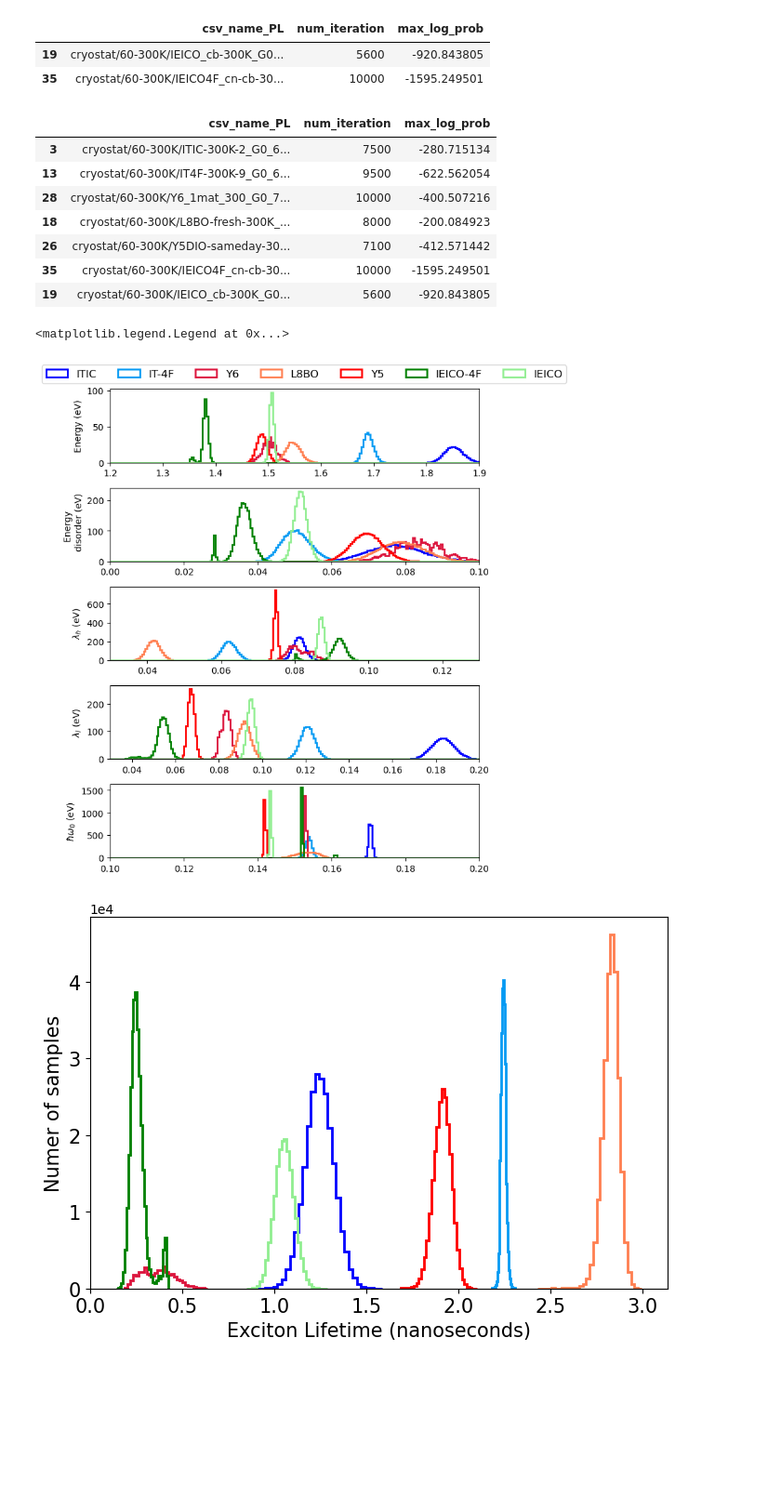
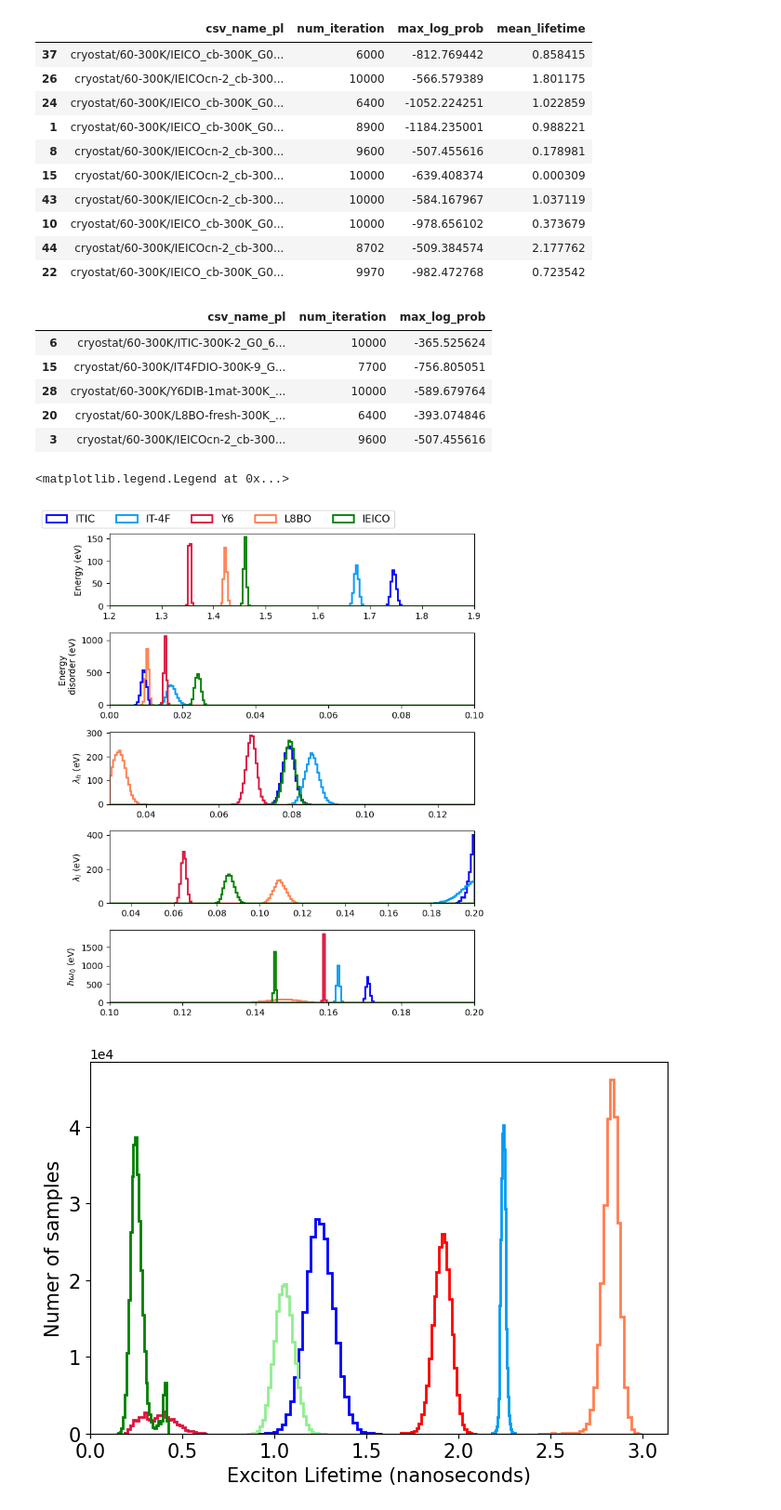
Before and after one commit to mohammedazzouzi15/pl_temp_fit, a Jupyter notebook: notebook/plot_from_hanbo_database.ipynb, the cells around one changed output. Shown at 93% size. Cells and saved outputs as stored; diff of their text form; code cells hidden in the pictures; blank space fills up the shorter version.

```diff
--- a/notebook/plot_from_hanbo_database.ipynb
+++ b/notebook/plot_from_hanbo_database.ipynb
@@ -17,7 +17,7 @@ os.chdir("C:\\Users\\ma11115\\OneDrive - Imperial College London\\fit_pl_databas
 # %%
 
 
-databse_path = Path("fit_experimental_emcee_PL","fit_data_base","n=2")
+databse_path = Path("fit_experimental_emcee_PL","fit_data_base","n=4")
 json_files = list(databse_path.glob("*.json"))
 list_model_config = []
 for _id, json_file in enumerate(json_files):
@@ -50,6 +50,8 @@ for _id, json_file in enumerate(json_files):
         model_config_save["num_iteration"] = reader.iteration
         log_prob = reader.get_log_prob(flat=True)
         model_config_save["max_log_prob"] = np.max(log_prob)
+        blobs = reader.get_blobs(flat=True,discard=1000)
+        model_config_save["mean_lifetime"] = 1/(blobs["Ex_knr"].mean()+blobs["Ex_kr"].mean())*1e9
 
         list_model_config.append(model_config_save)
 if len(list_model_config) == 0:
@@ -57,5 +59,5 @@ if len(list_model_config) == 0:
 else:
     df_all = pd.DataFrame(list_model_config)
     df_all.sort_values(by="date", ascending=False, inplace=True)
-df_all[["csv_name_PL", "num_iteration", "max_log_prob"]]
+df_all[["csv_name_pl", "num_iteration", "max_log_prob","mean_lifetime"]]
 # %% [output]
@@ -79,24 +81,30 @@ df_all[["csv_name_PL", "num_iteration", "max_log_prob"]]
 # %%
 search_for = "IEICO"
-df_all[df_all["csv_name_PL"].str.contains(search_for)][["csv_name_PL", "num_iteration", "max_log_prob"]]
+df_all[df_all["csv_name_pl"].str.contains(search_for)][["csv_name_pl", "num_iteration", "max_log_prob","mean_lifetime"]]
 # %% [output]
-|  | csv_name_PL | num_iteration | max_log_prob |
-| 19 | cryostat/60-300K/IEICO_cb-300K_G0... | 5600 | -920.843805 |
-| 35 | cryostat/60-300K/IEICO4F_cn-cb-30... | 10000 | -1595.249501 |
+|  | csv_name_pl | num_iteration | max_log_prob | mean_lifetime |
+| 37 | cryostat/60-300K/IEICO_cb-300K_G0... | 6000 | -812.769442 | 0.858415 |
+| 26 | cryostat/60-300K/IEICOcn-2_cb-300... | 10000 | -566.579389 | 1.801175 |
+| 24 | cryostat/60-300K/IEICO_cb-300K_G0... | 6400 | -1052.224251 | 1.022859 |
+| 1 | cryostat/60-300K/IEICO_cb-300K_G0... | 8900 | -1184.235001 | 0.988221 |
+| 8 | cryostat/60-300K/IEICOcn-2_cb-300... | 9600 | -507.455616 | 0.178981 |
+| 15 | cryostat/60-300K/IEICOcn-2_cb-300... | 10000 | -639.408374 | 0.000309 |
+| 43 | cryostat/60-300K/IEICOcn-2_cb-300... | 10000 | -584.167967 | 1.037119 |
+| 10 | cryostat/60-300K/IEICO_cb-300K_G0... | 10000 | -978.656102 | 0.373679 |
+| 44 | cryostat/60-300K/IEICOcn-2_cb-300... | 8702 | -509.384574 | 2.177762 |
+| 22 | cryostat/60-300K/IEICO_cb-300K_G0... | 9970 | -982.472768 | 0.723542 |
 # %%
-index_analyse_list = [3,13,28,18,26,35,19]
-label_list = ["ITIC","IT-4F","Y6","L8BO","Y5","IEICO-4F","IEICO"]
-color_list = ["blue","#069AF3","crimson","coral","red","green","lightgreen"]
-df_all[["csv_name_PL", "num_iteration", "max_log_prob"]].loc[index_analyse_list]
+index_analyse_list = [6,15,28,20,3]
+label_list = ["ITIC","IT-4F","Y6","L8BO","IEICO"]
+color_list = ["blue","#069AF3","crimson","coral","green","lightgreen"]
+df_all[["csv_name_pl", "num_iteration", "max_log_prob"]].loc[index_analyse_list]
 # %% [output]
-|  | csv_name_PL | num_iteration | max_log_prob |
-| 3 | cryostat/60-300K/ITIC-300K-2_G0_6... | 7500 | -280.715134 |
-| 13 | cryostat/60-300K/IT4F-300K-9_G0_6... | 9500 | -622.562054 |
-| 28 | cryostat/60-300K/Y6_1mat_300_G0_7... | 10000 | -400.507216 |
-| 18 | cryostat/60-300K/L8BO-fresh-300K_... | 8000 | -200.084923 |
-| 26 | cryostat/60-300K/Y5DIO-sameday-30... | 7100 | -412.571442 |
-| 35 | cryostat/60-300K/IEICO4F_cn-cb-30... | 10000 | -1595.249501 |
-| 19 | cryostat/60-300K/IEICO_cb-300K_G0... | 5600 | -920.843805 |
+|  | csv_name_pl | num_iteration | max_log_prob |
+| 6 | cryostat/60-300K/ITIC-300K-2_G0_6... | 10000 | -365.525624 |
+| 15 | cryostat/60-300K/IT4FDIO-300K-9_G... | 7700 | -756.805051 |
+| 28 | cryostat/60-300K/Y6DIB-1mat-300K_... | 10000 | -589.679764 |
+| 20 | cryostat/60-300K/L8BO-fresh-300K_... | 6400 | -393.074846 |
+| 3 | cryostat/60-300K/IEICOcn-2_cb-300... | 9600 | -507.455616 |
 # %%
 import importlib
 from pl_temp_fit import plot_utils
@@ -153,37 +161,37 @@ fig, axes = plt.subplots(5, figsize=(13, 8))
 for i, index_analyse in enumerate(index_analyse_list):
     test_id = df_all["test_id"].loc[index_analyse]
     label = (
-        df_all["csv_name_PL"]
+        df_all["csv_name_pl"]
         .loc[index_analyse]
         .split("/")[-1]
         .replace(".csv", "")
         .replace("_mod_split", " ")
         .replace("_split", " ")
     )
     model_config, model_config_save = config_utils.load_model_config(
         test_id, database_folder=databse_path
     )
     filename = model_config_save["save_folder"] + "/sampler.h5"
     reader = emcee.backends.HDFBackend(filename, name="multi_core")
     fig, ax = plot_distribution_multi(
         reader,
         model_config_save,
         discard=200,
         filter_log_likelihood=True,
         fig=fig,
         axes=axes,
         color=color_list[i],
         legend_label=label,
     )
 ax[0].set_ylabel("Energy (eV)")
 ax[1].set_ylabel("Energy \n  disorder (eV)")
 ax[2].set_ylabel("$\lambda_{h}$ (eV)")
 ax[3].set_ylabel("$\lambda_{l}$ (eV)")
 ax[4].set_ylabel("$\hbar \omega_{0}$ (eV)")
 ax[0].legend(label_list,loc="center left",ncols=7,bbox_to_anchor=(-0.2, 1.2),fontsize=12)
 # %% [output]
 <matplotlib.legend.Legend at 0x...>
-[figure, old version]
+[figure, new version]
 # %%
 def plot_lifetime_multi(
     reader,
```
Also changed, not shown: parts of 13 cells of this notebook, 22 other files.
